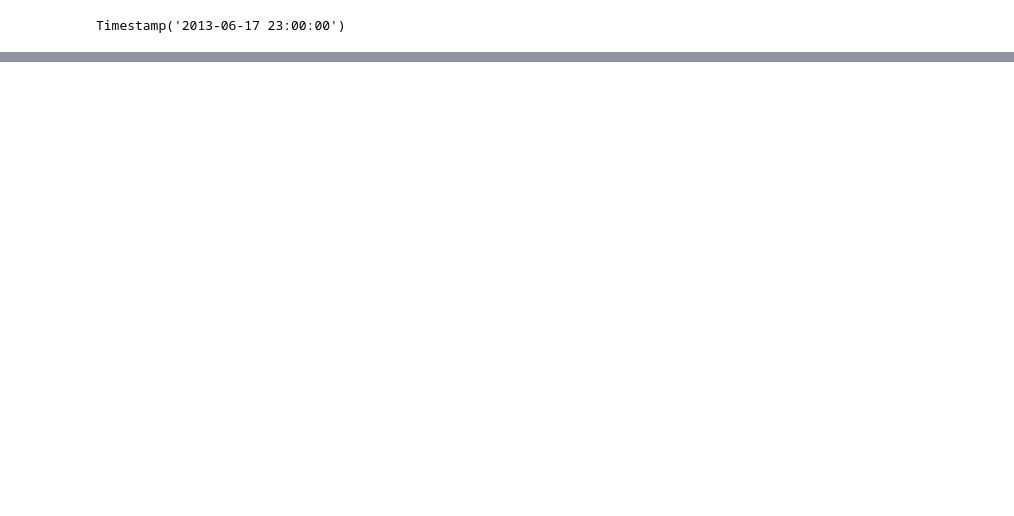
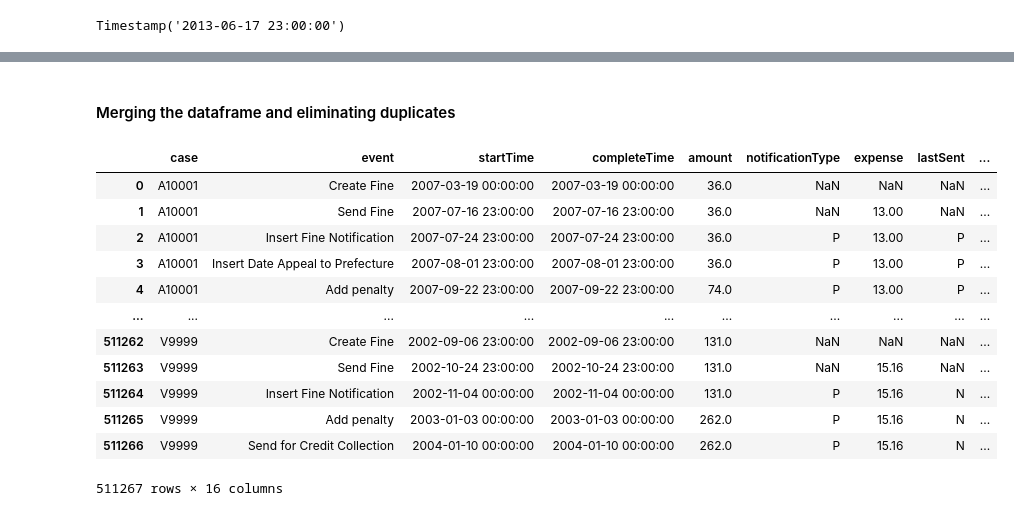
Before and after one commit to nkwachiabel/Process-Mining-Road-Traffic-Fine-Management, a Jupyter notebook: Road Traffic Fine Management.ipynb, the cells around one changed output, grey strips where cells are left out. Drawn from its saved outputs; the diff is of its cells as text; code cells hidden in the pictures; blank space fills up the shorter version.

```diff
--- a/Road Traffic Fine Management.ipynb
+++ b/Road Traffic Fine Management.ipynb
@@ -1022,0 +289,4 @@ Hfull
+# %%
+dismissed_cases = df_2[(df_2['dismissal'] == '#') | (df_2['dismissal'] == 'G')]
+dismissed_cases = dismissed_cases[['case']]
+dismissed_cases
@@ -1022,0 +345,4 @@ Hfull
+# %%
+df_xtract = df_xtract[df_xtract['new_c'] == 'Yes'].reset_index()
+df_xtract = df_xtract[['case']]
+df_xtract
@@ -1022,0 +363,19 @@ Hfull
+# %% [markdown]
+#### Merging the dataframe and eliminating duplicates
+# %%
+df_final = pd.concat([dismissed_cases,df_xtract]).drop_duplicates().merge(df_2, on='case')
+df_final
+# %% [output]
+|  | case | event | startTime | completeTime | amount | notificationType | expense | lastSent | ... |
+| 0 | A10001 | Create Fine | 2007-03-19 00:00:00 | 2007-03-19 00:00:00 | 36.0 | NaN | NaN | NaN | ... |
+| 1 | A10001 | Send Fine | 2007-07-16 23:00:00 | 2007-07-16 23:00:00 | 36.0 | NaN | 13.00 | NaN | ... |
+| 2 | A10001 | Insert Fine Notification | 2007-07-24 23:00:00 | 2007-07-24 23:00:00 | 36.0 | P | 13.00 | P | ... |
+| 3 | A10001 | Insert Date Appeal to Prefecture | 2007-08-01 23:00:00 | 2007-08-01 23:00:00 | 36.0 | P | 13.00 | P | ... |
+| 4 | A10001 | Add penalty | 2007-09-22 23:00:00 | 2007-09-22 23:00:00 | 74.0 | P | 13.00 | P | ... |
+| ... | ... | ... | ... | ... | ... | ... | ... | ... | ... |
+| 511262 | V9999 | Create Fine | 2002-09-06 23:00:00 | 2002-09-06 23:00:00 | 131.0 | NaN | NaN | NaN | ... |
+| 511263 | V9999 | Send Fine | 2002-10-24 23:00:00 | 2002-10-24 23:00:00 | 131.0 | NaN | 15.16 | NaN | ... |
+| 511264 | V9999 | Insert Fine Notification | 2002-11-04 00:00:00 | 2002-11-04 00:00:00 | 131.0 | P | 15.16 | N | ... |
+| 511265 | V9999 | Add penalty | 2003-01-03 00:00:00 | 2003-01-03 00:00:00 | 262.0 | P | 15.16 | N | ... |
+| 511266 | V9999 | Send for Credit Collection | 2004-01-10 00:00:00 | 2004-01-10 00:00:00 | 262.0 | P | 15.16 | N | ... |
+511267 rows × 16 columns
```
Also changed, not shown: parts of 133 cells of this notebook.
